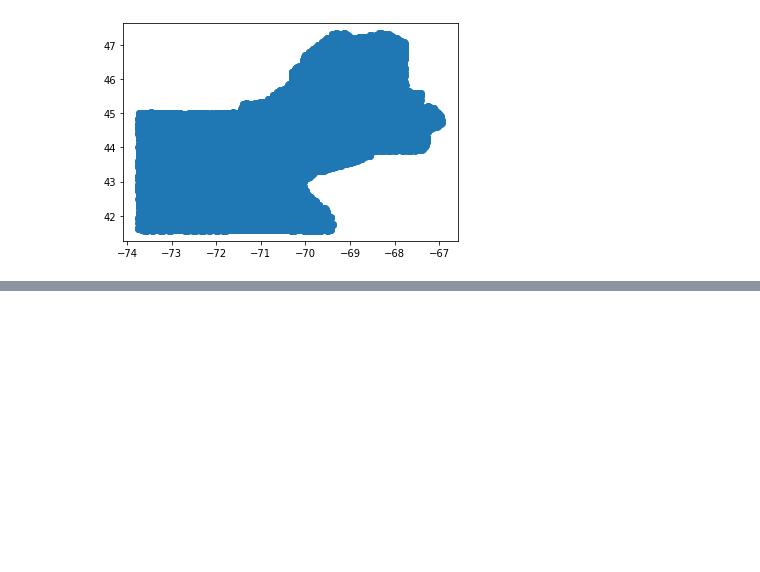
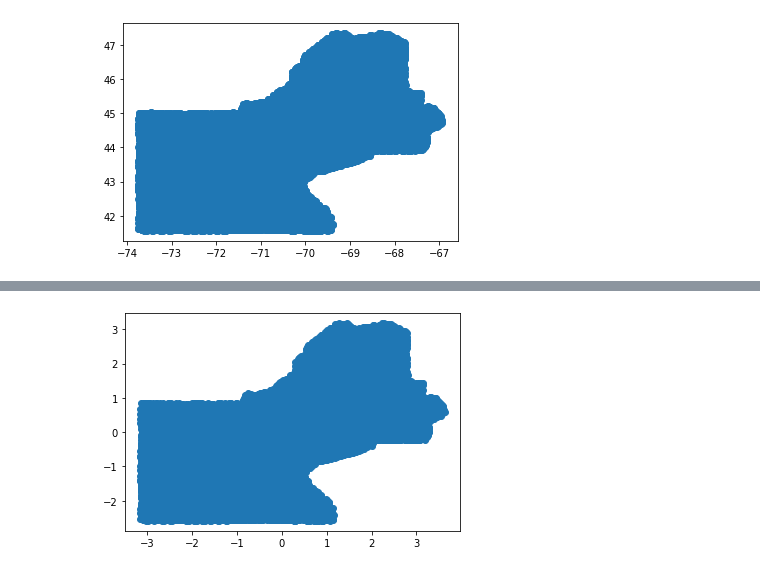
Before and after one commit to CygnusBorjigin/H-HeatGraph, a Jupyter notebook: get_weather_stations.ipynb, the cells around one changed output, grey strips where cells are left out. Saved outputs shown, nothing was run; the diff lists cells and outputs as text; code cells hidden in the pictures; blank space fills up the shorter version.

```diff
--- a/get_weather_stations.ipynb
+++ b/get_weather_stations.ipynb
@@ -567,0 +604,8 @@ plt.scatter([i[0] for i in weather_station_coordinates], [i[1] for i in weather_
+# %%
+all_centers = [i[4] for i in weather_station_coordinates]
+center_mean = (mean([i[0] for i in all_centers]), mean([i[1] for i in all_centers]))
+all_centers_normalized = [[i[0] - center_mean[0], i[1] - center_mean[1]] for i in all_centers]
+plt.scatter([i[0] for i in all_centers_normalized], [i[1] for i in all_centers_normalized])
+plt.show()
+# %% [output]
+[figure, added]
```
Also changed, not shown: parts of 7 cells of this notebook, 2 other files.
